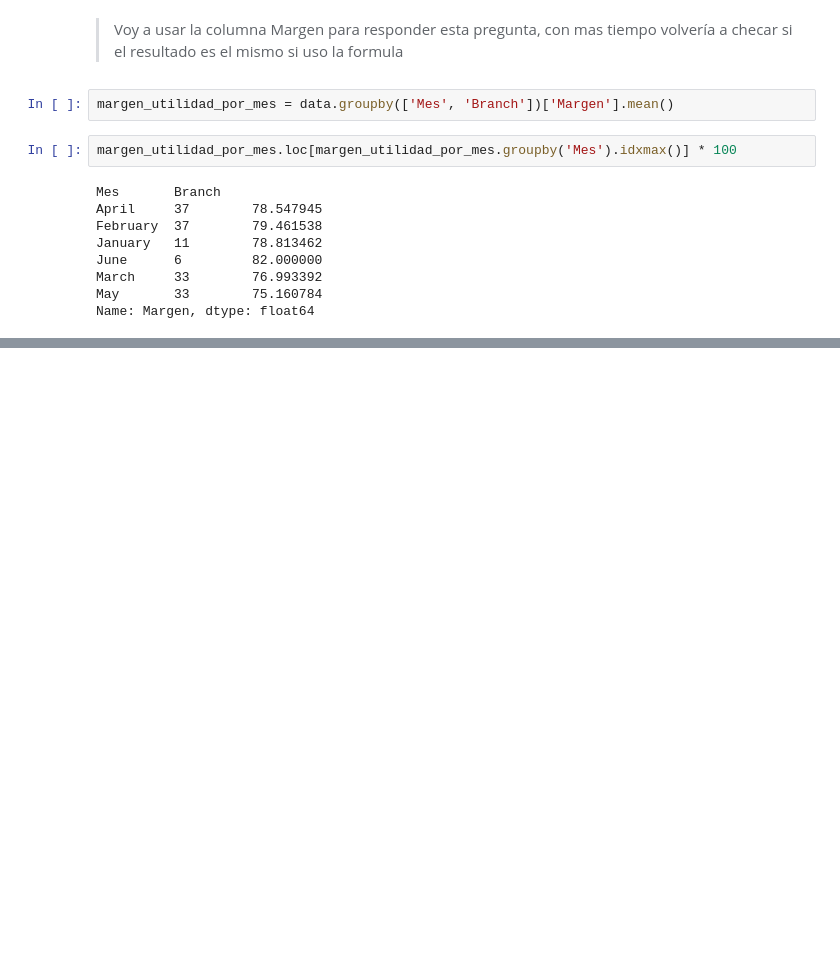
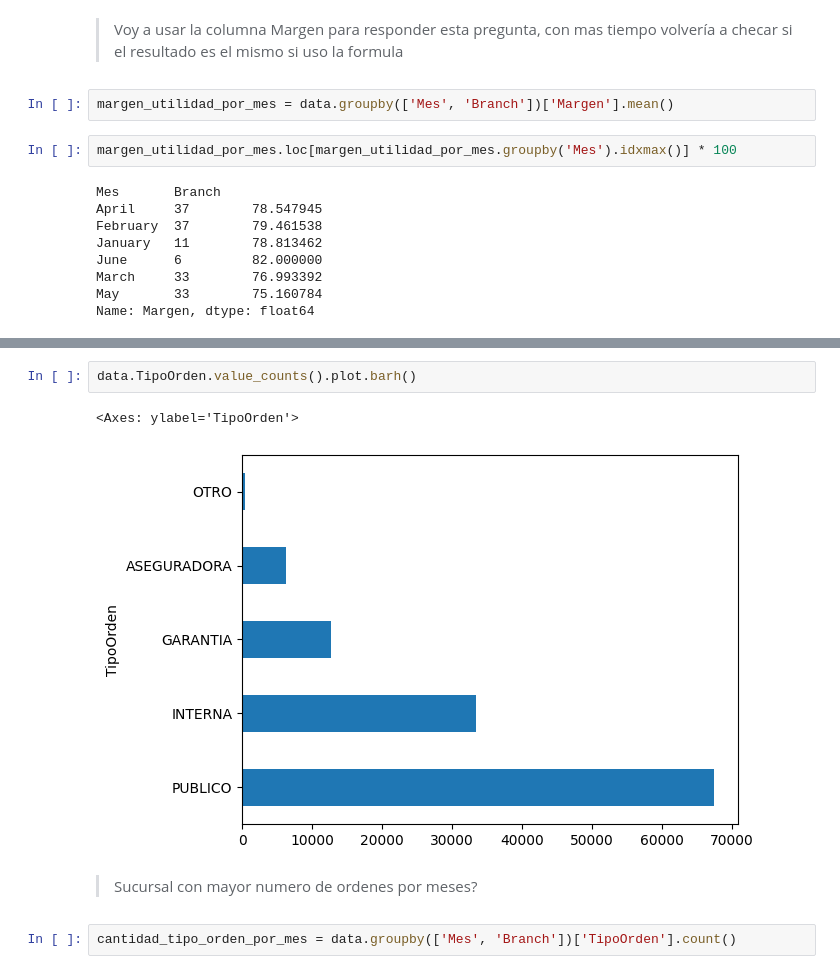
Before and after one commit to DRPproton/dealer_analysis, a Jupyter notebook: prueba.ipynb, the cells around one changed output, grey strips where cells are left out. Drawn from its saved outputs; the diff is of its cells as text; blank space fills up the shorter version.

```diff
--- a/prueba.ipynb
+++ b/prueba.ipynb
@@ -664,0 +710,9 @@ Name: Margen, dtype: float64
+# %%
+data.TipoOrden.value_counts().plot.barh()
+# %% [output]
+<Axes: ylabel='TipoOrden'>
+[figure, added]
+# %% [markdown]
+> Sucursal con mayor numero de ordenes por meses?
+# %%
+cantidad_tipo_orden_por_mes = data.groupby(['Mes', 'Branch'])['TipoOrden'].count()
```
Also changed, not shown: parts of 9 cells of this notebook.
